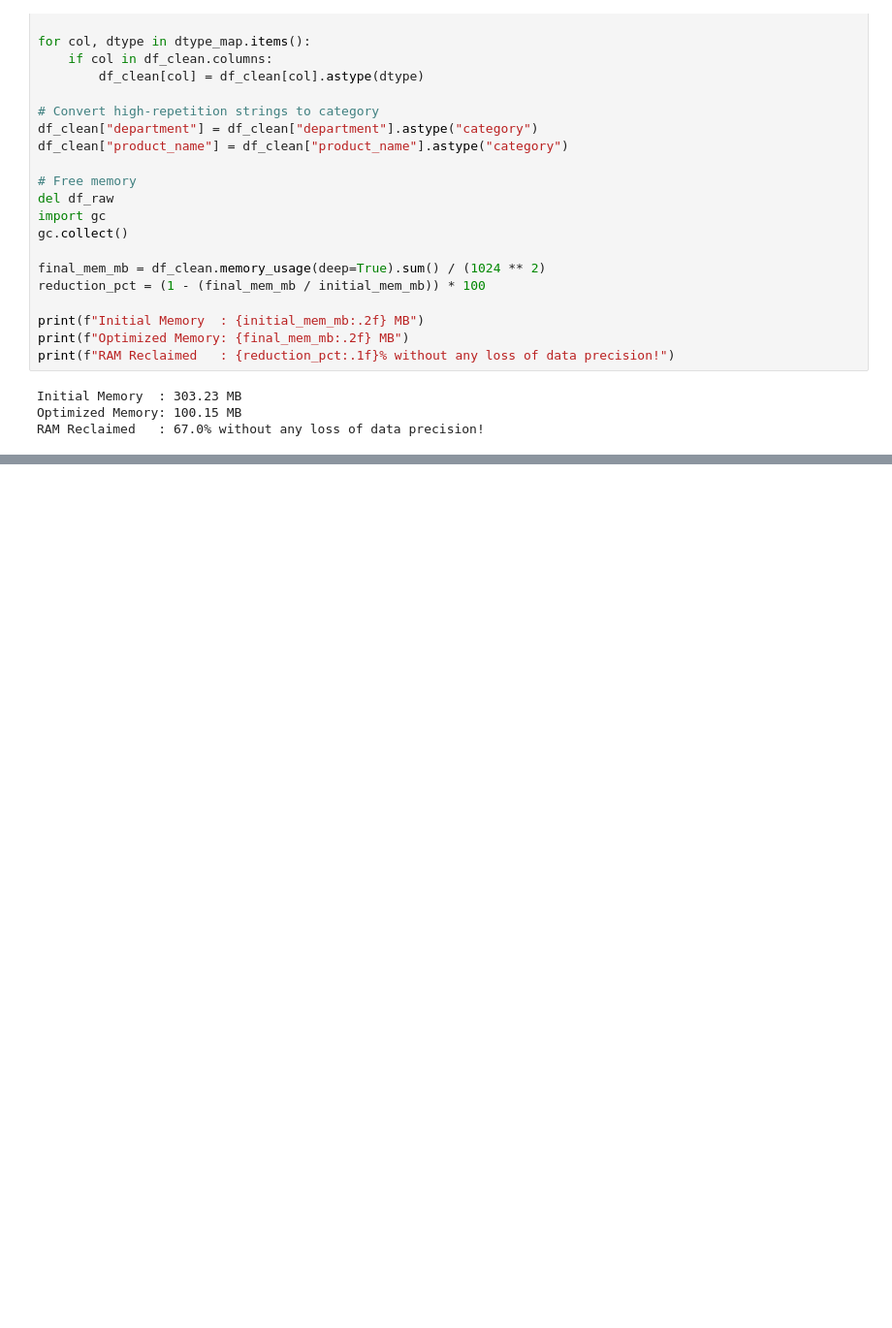
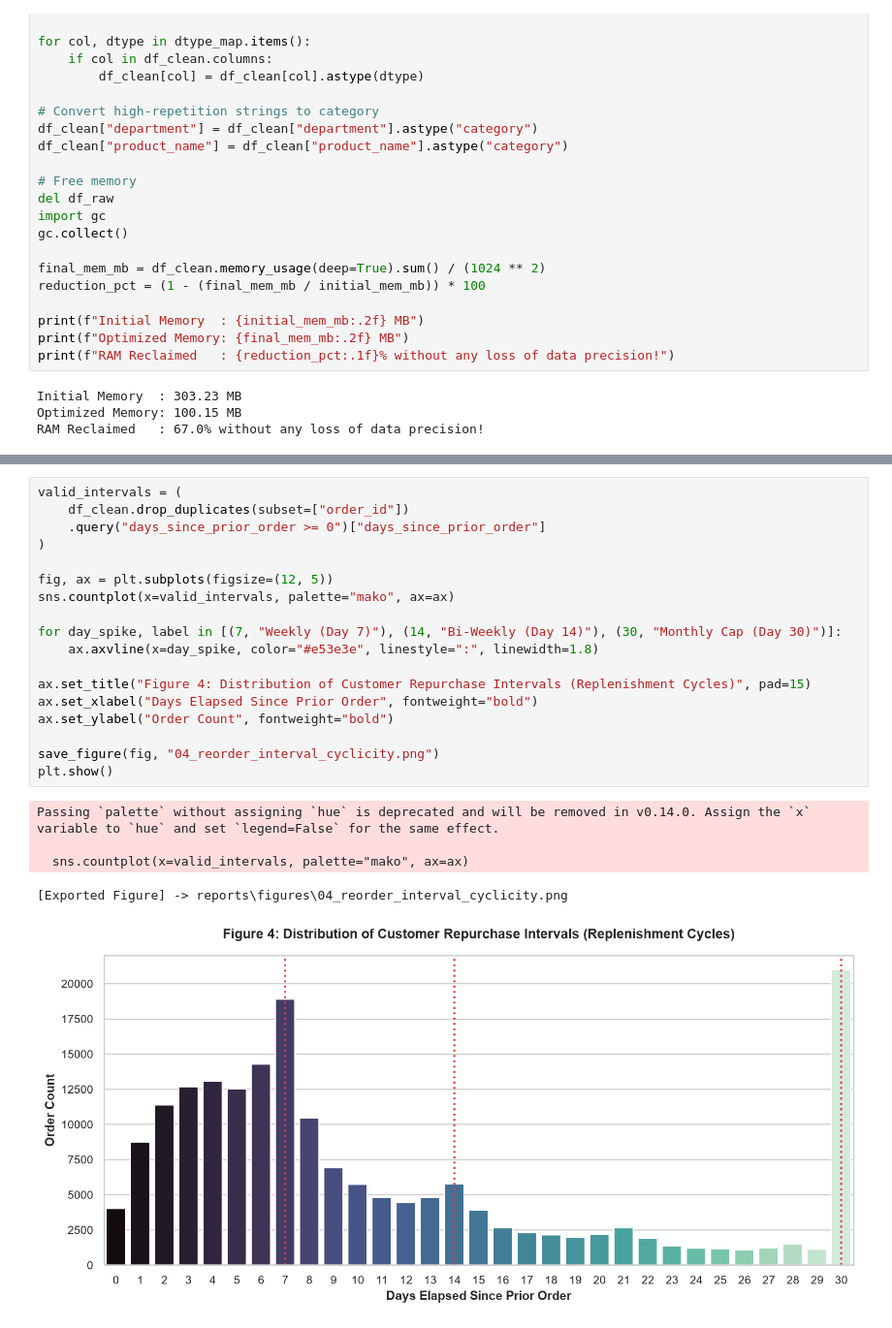
Before and after one commit to Chathuka-Pehesara/supermarket-basket-reorder-analytics, a Jupyter notebook: notebooks/01_eda_preprocessing.ipynb, the cells around one changed output, grey strips where cells are left out. Shown at 97% size. Saved outputs shown, nothing was run; the diff lists cells and outputs as text; blank space fills up the shorter version.

```diff
--- a/notebooks/01_eda_preprocessing.ipynb
+++ b/notebooks/01_eda_preprocessing.ipynb
@@ -384,0 +498,24 @@ RAM Reclaimed   : 67.0% without any loss of data precision!
+# %%
+valid_intervals = (
+    df_clean.drop_duplicates(subset=["order_id"])
+    .query("days_since_prior_order >= 0")["days_since_prior_order"]
+)
+
+fig, ax = plt.subplots(figsize=(12, 5))
+sns.countplot(x=valid_intervals, palette="mako", ax=ax)
+
+for day_spike, label in [(7, "Weekly (Day 7)"), (14, "Bi-Weekly (Day 14)"), (30, "Monthly Cap (Day 30)")]:
+    ax.axvline(x=day_spike, color="#e53e3e", linestyle=":", linewidth=1.8)
+
+ax.set_title("Figure 4: Distribution of Customer Repurchase Intervals (Replenishment Cycles)", pad=15)
+ax.set_xlabel("Days Elapsed Since Prior Order", fontweight="bold")
+ax.set_ylabel("Order Count", fontweight="bold")
+
+save_figure(fig, "04_reorder_interval_cyclicity.png")
+plt.show()
+# %% [output]
+Passing `palette` without assigning `hue` is deprecated and will be removed in v0.14.0. Assign the `x` variable to `hue` and set `legend=False` for the same effect.
+
+  sns.countplot(x=valid_intervals, palette="mako", ax=ax)
+[Exported Figure] -> reports\figures\04_reorder_interval_cyclicity.png
+[figure, added]
```
Also changed, not shown: parts of 12 cells of this notebook.
